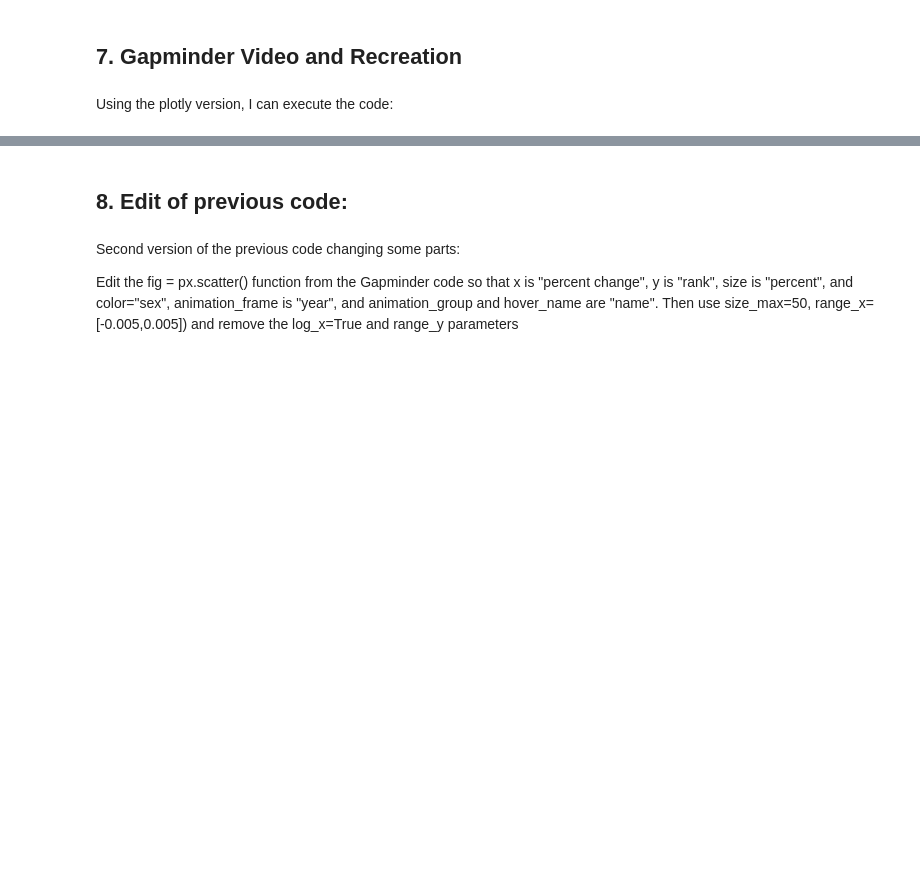
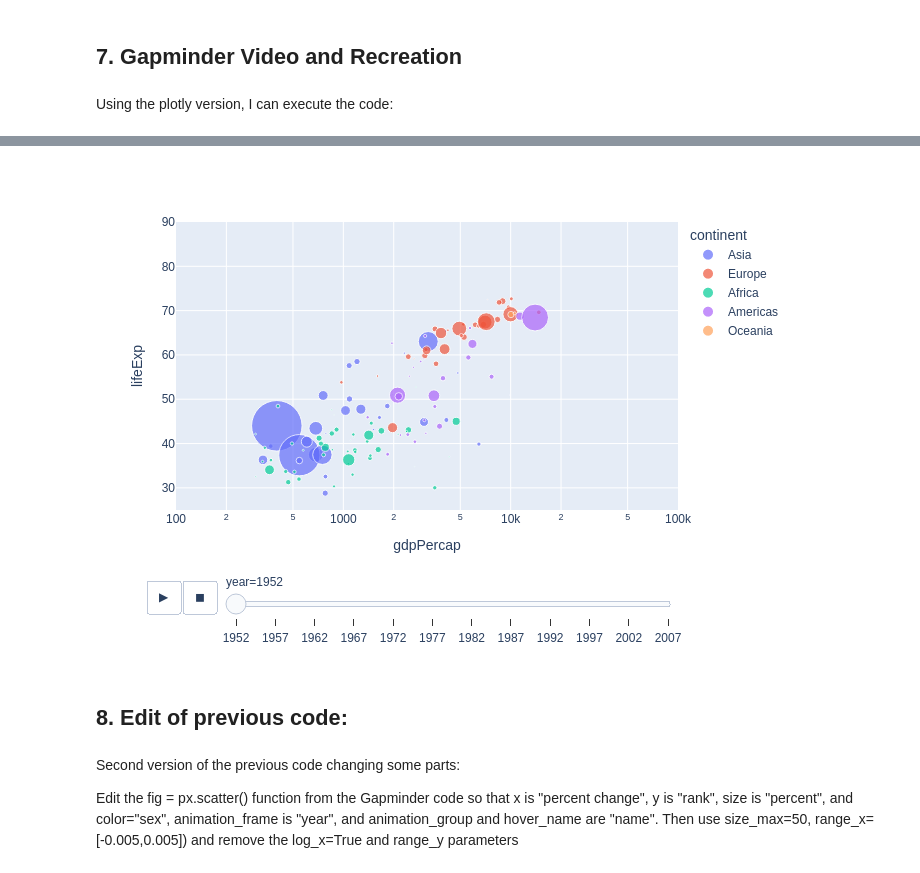
Before and after one commit to RasyidRP/STA130H1-F, a Jupyter notebook: STA130_HW3.ipynb, the cells around one changed output, grey strips where cells are left out. Saved outputs shown, nothing was run; the diff lists cells and outputs as text; code cells hidden in the pictures; blank space fills up the shorter version.

```diff
--- a/STA130_HW3.ipynb
+++ b/STA130_HW3.ipynb
@@ -506,7 +526,9 @@ Using the plotly version, I can execute the code:
 # %%
 import plotly.express as px
 df = px.data.gapminder()
-px.scatter(df, x="gdpPercap", y="lifeExp", animation_frame="year", animation_group="country",
+fig = px.scatter(df, x="gdpPercap", y="lifeExp", animation_frame="year", animation_group="country",
            size="pop", color="continent", hover_name="country",
            log_x=True, size_max=55, range_x=[100,100000], range_y=[25,90])
+
+fig.show(renderer="png")
 # %% [output]
@@ -514,3 +535,4 @@ px.scatter(df, x="gdpPercap", y="lifeExp", animation_frame="year", animation_gro
+[figure, added]
 # %% [markdown]
 ## 8. Edit of previous code:
 # %% [markdown]
```
Also changed, not shown: parts of 5 cells of this notebook.
